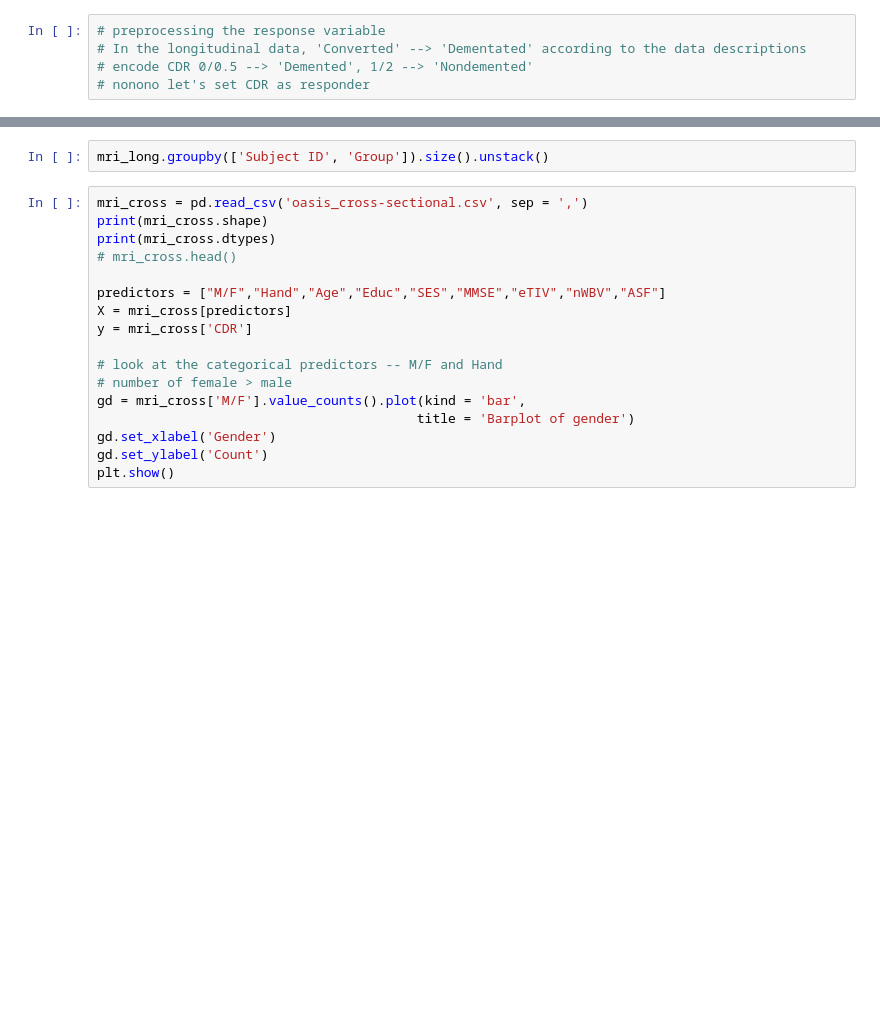
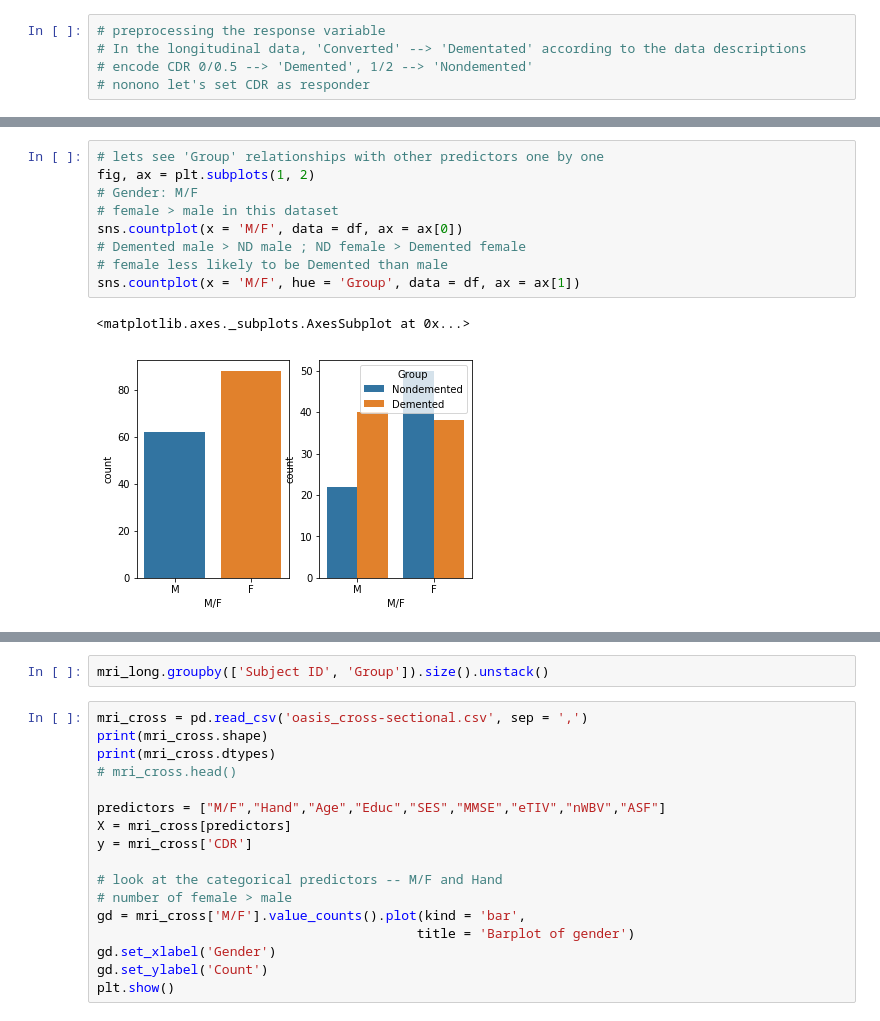
Before and after one commit to HHHuiyu/MRI-and-Alzheimers-BIOF509-FP-, a Jupyter notebook: BIOF509-FP-Huiyu.ipynb, the cells around one changed output, grey strips where cells are left out. Saved outputs shown, nothing was run; the diff lists cells and outputs as text; blank space fills up the shorter version.

```diff
--- a/BIOF509-FP-Huiyu.ipynb
+++ b/BIOF509-FP-Huiyu.ipynb
@@ -84,0 +101,12 @@ memory usage: 75.8+ KB
+# %%
+# lets see 'Group' relationships with other predictors one by one
+fig, ax = plt.subplots(1, 2)
+# Gender: M/F
+# female > male in this dataset
+sns.countplot(x = 'M/F', data = df, ax = ax[0])
+# Demented male > ND male ; ND female > Demented female
+# female less likely to be Demented than male
+sns.countplot(x = 'M/F', hue = 'Group', data = df, ax = ax[1])
+# %% [output]
+<matplotlib.axes._subplots.AxesSubplot at 0x...>
+[figure, added]
```
Also changed, not shown: parts of 20 cells of this notebook.
